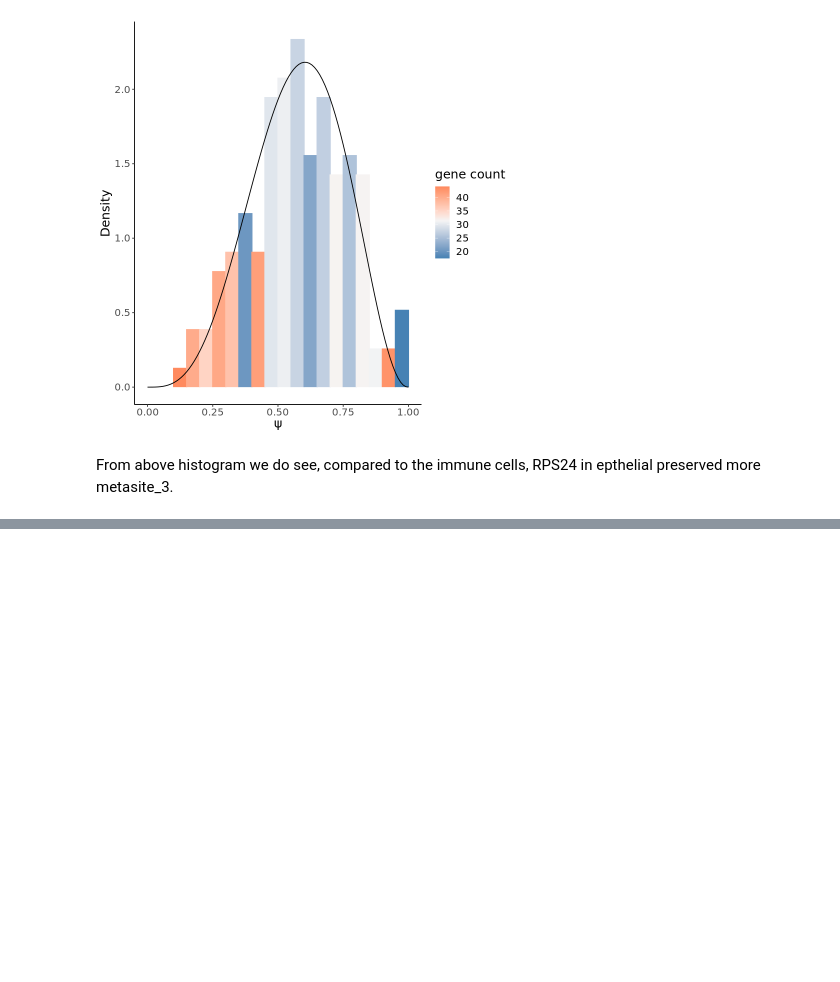
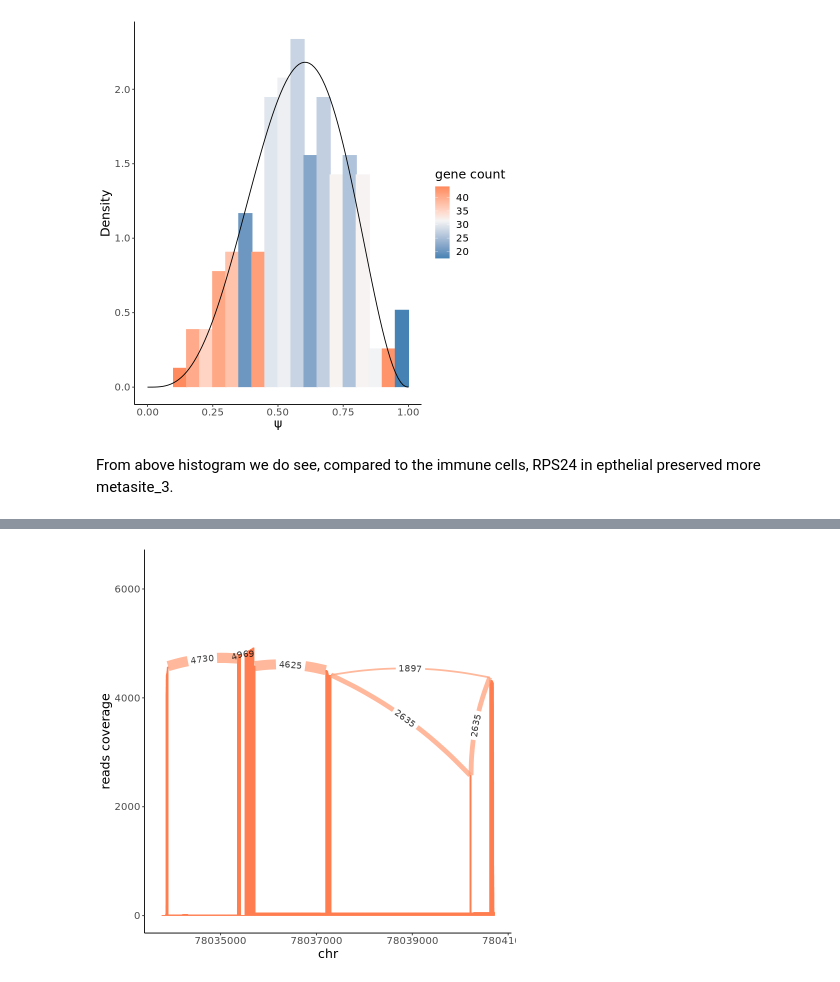
Before and after one commit to yuntianf/Longcell, a Jupyter notebook: vignettes/Longcell.ipynb, the cells around one changed output, grey strips where cells are left out. Cells and saved outputs as stored; diff of their text form; code cells hidden in the pictures; blank space fills up the shorter version.

```diff
--- a/vignettes/Longcell.ipynb
+++ b/vignettes/Longcell.ipynb
@@ -327,0 +357,4 @@ From above histogram we do see, compared to the immune cells, RPS24 in epthelial
+# %%
+sashimi(crc_splice,gene = "RPS24",cells = immune,color_id = 2)
+# %% [output]
+[figure, added]
```
Also changed, not shown: parts of 8 cells of this notebook, 6 other files.
